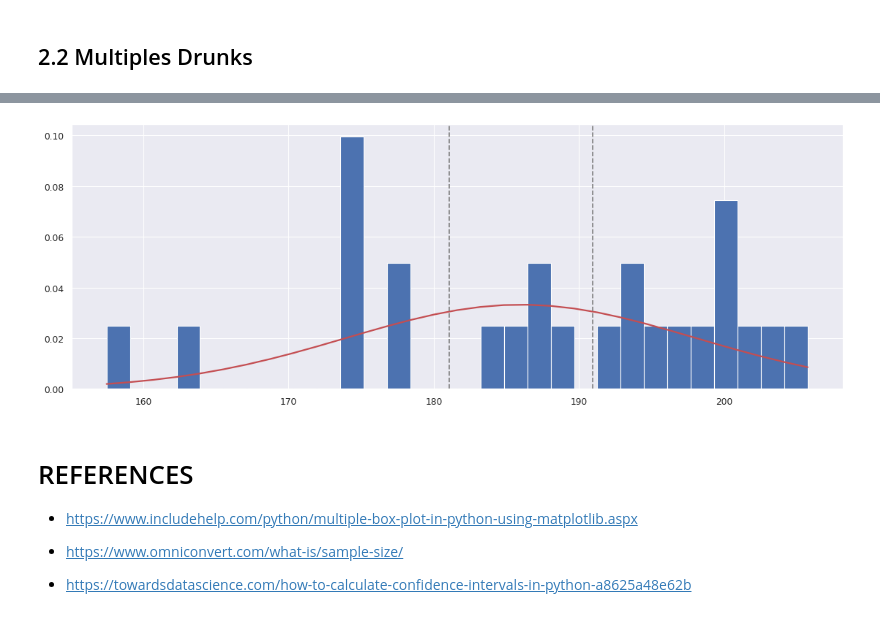
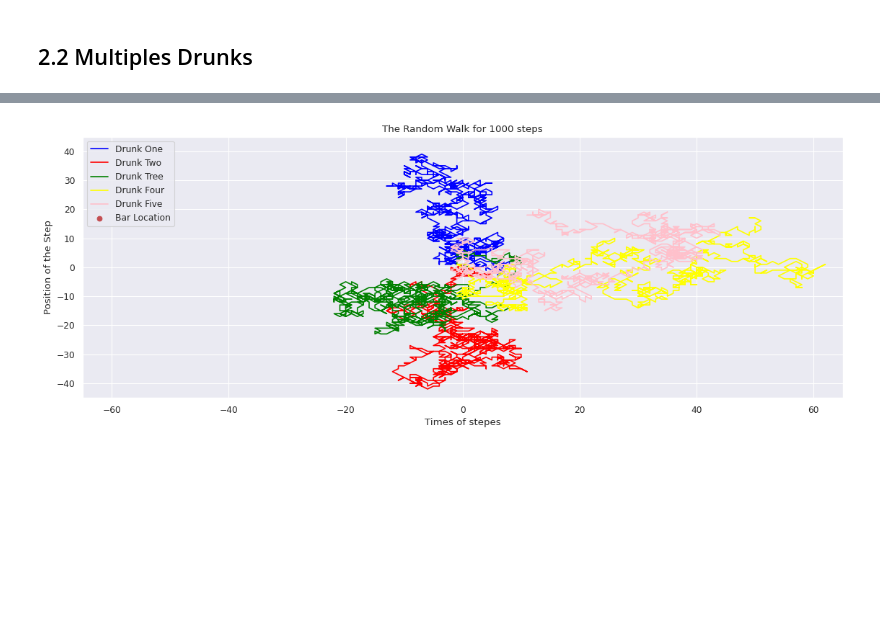
Before and after one commit to barauna-lo/Computational_Statistics, a Jupyter notebook: HandsOn_04/CAP413_HandsOn_04_Barauna.ipynb, the cells around one changed output, grey strips where cells are left out. Drawn from its saved outputs; the diff is of its cells as text; code cells hidden in the pictures; blank space fills up the shorter version.

```diff
--- a/HandsOn_04/CAP413_HandsOn_04_Barauna.ipynb
+++ b/HandsOn_04/CAP413_HandsOn_04_Barauna.ipynb
@@ -246,12 +175,0 @@ First we will analyze how the data behaves for different groups being extracted
-# %%
-#Import Librarys 📚
-import numpy as np
-import matplotlib.pyplot as plt
-import random as rd
-from matplotlib.pyplot import figure
-import seaborn as sns
-from pyparsing.core import ZeroOrMore
-from itertools import combinations
-
-# set a grey background (use sns.set_theme() if seaborn version 0.11.0 or above)
-sns.set(style="darkgrid")
@@ -772,37 +176,29 @@ $$
-# %%
-import numpy as np
-from scipy.stats import t
-
-mu, sigma = 186, 12 # mean and standard deviation
-
-s = np.random.normal(mu, sigma, 25)
-
-
-dof = len(s)-1
-confidence = 0.95
-t_crit = np.abs(t.ppf((1-confidence)/2,dof))
-a = (mu-sigma*t_crit/np.sqrt(len(s)), mu+sigma*t_crit/np.sqrt(len(s)))
-
-
-import matplotlib.pyplot as plt
-#Ploting
-figure(figsize=(17, 6), dpi=80)
-count, bins, ignored = plt.hist(s, 30, density=True)
-plt.plot(bins, 1/(sigma * np.sqrt(2 * np.pi)) *
-               np.exp( - (bins - mu)**2 / (2 * sigma**2) ),
-         linewidth=2, color='r')
-
-plt.axvline(x=a[0], color='gray',linestyle='--')
-plt.axvline(x=a[1], color='gray',linestyle='--')
-
-plt.show()
-# %% [output]
-[figure, removed]
-# %% [markdown]
-# REFERENCES
-
-* https://www.includehelp.com/python/multiple-box-plot-in-python-using-matplotlib.aspx
-
-* https://www.omniconvert.com/what-is/sample-size/
-
-* https://towardsdatascience.com/how-to-calculate-confidence-intervals-in-python-a8625a48e62b
+# %%
+
+#Chart Configuration
+figure(figsize=(17, 6), dpi=80)
+plt.plot(steps_x1,steps_y1,label='Drunk One', color='blue')
+plt.plot(steps_x2,steps_y2,label='Drunk Two', color='red')
+plt.plot(steps_x3,steps_y3,label='Drunk Tree',color='green')
+plt.plot(steps_x4,steps_y4,label='Drunk Four',color='yellow')
+plt.plot(steps_x5,steps_y5,label='Drunk Five',color='pink')
+plt.scatter(0,0, color = 'r', label='Bar Location')
+plt.xlabel('Times of stepes')
+plt.ylabel('Position of the Step')
+plt.title(f'The Random Walk for {size} steps')
+x_lim = max(max(steps_x1),abs(min(steps_x1)),
+            max(steps_x2),abs(min(steps_x2)),
+            max(steps_x3),abs(min(steps_x3)),
+            max(steps_x4),abs(min(steps_x4)),
+            max(steps_x5),abs(min(steps_x5)))
+y_lim = max(max(steps_y1),abs(min(steps_y1)),
+            max(steps_y2),abs(min(steps_y2)),
+            max(steps_y3),abs(min(steps_y3)),
+            max(steps_y4),abs(min(steps_y4)),
+            max(steps_y5),abs(min(steps_y5)))
+plt.xlim(-x_lim-3,x_lim+3)
+plt.ylim(-y_lim-3,y_lim+3)
+plt.legend()
+plt.show()
+# %% [output]
+[figure, added]
```
Also changed, not shown: parts of 33 cells of this notebook.
